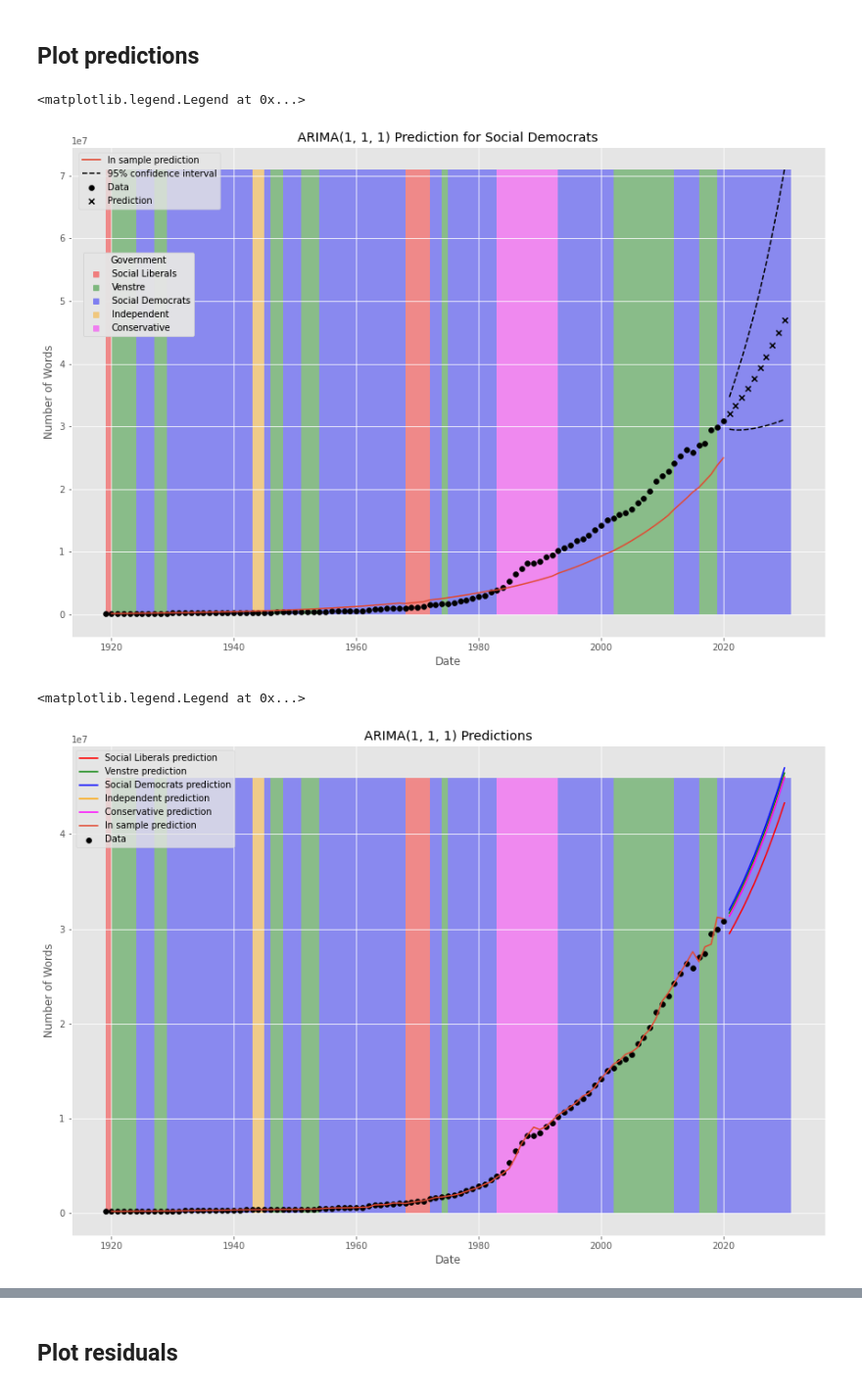
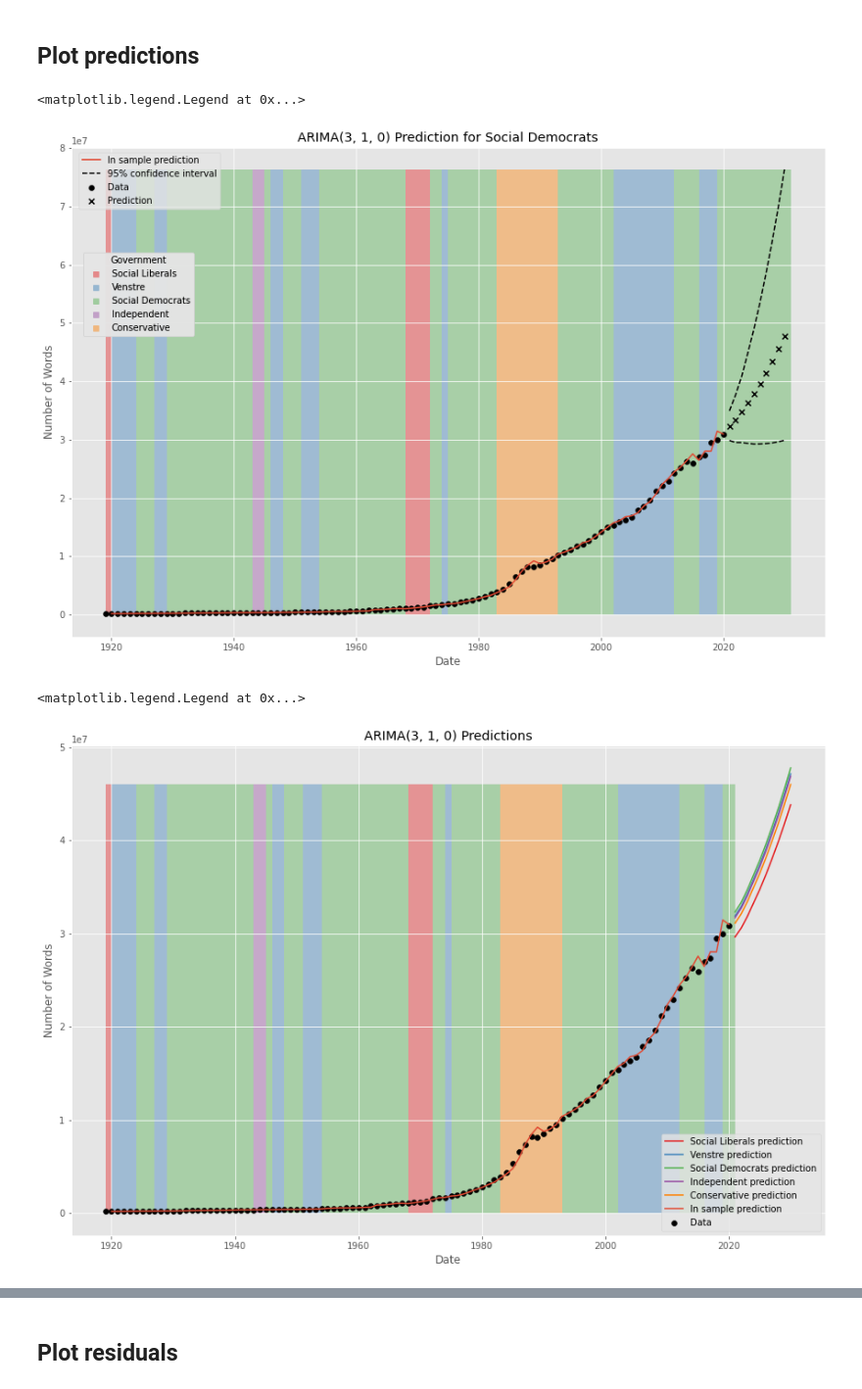
Before and after one commit to s183920/02417_TimeSeriesAnalysis, a Jupyter notebook: Assignment3/marima.ipynb, the cells around one changed output, grey strips where cells are left out. Shown at 98% size. Drawn from its saved outputs; the diff is of its cells as text; code cells hidden in the pictures.

```diff
--- a/Assignment3/marima.ipynb
+++ b/Assignment3/marima.ipynb
@@ -14,9 +15,15 @@ plt.style.use("ggplot")
 data = pd.read_csv("DataAssignment3.csv")
 
 government = data.Government
-data["NumberWordsTrans"] = np.log(data.NumberWords)
-data.NumberWordsTrans += -2*np.roll(data.NumberWordsTrans, 1, axis=0) + np.roll(data.NumberWordsTrans, 2, axis=0)
-# np.roll(data, 1, axis=0)
+data["NumberWordsLog"] = np.log(data.NumberWords)
+data["NumberWordsDiff1"] = data["NumberWords"] - np.roll(data["NumberWords"], 1, axis=0)
+data["NumberWordsDiff1"][0] = np.NaN
+data["NumberWordsDiff2"] = data["NumberWordsDiff1"] - np.roll(data["NumberWordsDiff1"], 1, axis=0)
+data["NumberWordsLogDiff1"] = data["NumberWordsLog"] - np.roll(data["NumberWordsLog"], 1, axis=0)
+data["NumberWordsLogDiff2"] = data["NumberWordsLogDiff1"] - np.roll(data["NumberWordsLogDiff1"], 1, axis=0)
+# data["NumberWordsDiff1Log"] = np.log(data["NumberWordsDiff1"])
+# data["NumberWordsDiff2Log"] = np.log(data["NumberWordsDiff2"])
+
 data = pd.get_dummies(data)
 data
 # %% [output]
@@ -51,8 +98,8 @@ import warnings
 warnings.filterwarnings("ignore")
 
 # Fit auto_arima function
-model = auto_arima(np.log(data['NumberWords']), start_p = 1, start_q = 1,
-                          max_p = 3, max_q = 3, max_d = 2,
+model = auto_arima(data['NumberWordsLog'], start_p = 0, start_q = 0,
+                          max_p = 10, max_q = 10, max_d = 2,
                           d = None, trace = True,
                           error_action ='ignore',   # we don't want to know if an order does not work
                           suppress_warnings = True,  # we don't want convergence warnings
@@ -161,5 +237,9 @@ pd.DataFrame({"p-value":model.pvalues(), "significant" : model.pvalues() < 0.05}
 # %% [markdown]
 ## Plot predictions
+# %%
+col = ["red", "green", "blue", "orange", "magenta"]
+col = sns.color_palette("Set1", n_colors = 5)
+gov_color = {gov : col[i] for i, gov in enumerate(government.unique())}
 # %%
 n_steps = 10
 future_gov = "Social Democrats"
@@ -178,8 +258,6 @@ dates = np.arange(len(data.NumberWords)) + data.Date.min()
 fig, ax = plt.subplots(figsize = (15,10))
 
 # set color rectangles to show government
-col = ["red", "green", "blue", "orange", "magenta"]
-gov_color = {gov : col[i] for i, gov in enumerate(government.unique())}
 h = max(data.NumberWords.max(), preds.max(), pred_int.max())
 
 for i in range(len(dates)):
@@ -206,7 +284,7 @@ ax.add_artist(plt.legend(handles = [plt.scatter(x = None, y = None, alpha =.4, l
             loc = "center left", title = "Government", bbox_to_anchor = (0.01, 0.7)))
 # %% [output]
 <matplotlib.legend.Legend at 0x...>
-[figure, old version]
+[figure, new version]
 # %%
 n_steps = 10
 
@@ -215,38 +293,36 @@ fig, ax = plt.subplots(figsize = (15,10))
 
 dates = np.arange(len(data.NumberWords)) + data.Date.min()
 
 for gov in gov_color.keys():
     reg_pred = pd.DataFrame(np.zeros((n_steps, len(reg_cols))), columns=reg_cols)
     reg_pred["Government_"+gov] = 1
     preds= model.predict(n_periods=n_steps, X = reg_pred)
     preds = np.exp(preds)
     ax.plot(dates[-1]+np.arange(1, n_steps+1), preds, label = gov + " prediction", zorder = 1, color = gov_color[gov])
 
 
 
 
 
 # set color rectangles to show government
-col = ["red", "green", "blue", "orange", "magenta"]
-gov_color = {gov : col[i] for i, gov in enumerate(government.unique())}
 h = max(data.NumberWords.max(), preds.max())
 
 for i in range(len(dates)):
     ax.add_patch(Rectangle((dates[i],0), 1, h, alpha=0.4, color = gov_color[government[i]], lw = 0, zorder = 0))
 
-for i in range(len(preds)):
-    ax.add_patch(Rectangle((dates[-1]+i+1,0), 1, h, alpha=0.4, color = gov_color[future_gov], lw = 0, zorder = 0))
+# for i in range(len(preds)):
+#     ax.add_patch(Rectangle((dates[-1]+i+1,0), 1, h, alpha=0.4, color = gov_color[future_gov], lw = 0, zorder = 0))
 
 ax.scatter(dates, data.NumberWords, label = "Data", zorder = 1, color = "black")
 ax.plot(dates[1:], np.exp(model.predict_in_sample(data[reg_cols][1:], start = 1)), label = "In sample prediction", zorder = 2)
 
 ax.set_ylabel("Number of Words")
 ax.set_xlabel("Date")
 ax.set_title(f"ARIMA{model.get_params().get('order')} Predictions")
 ax.legend()
 # %% [output]
 <matplotlib.legend.Legend at 0x...>
-[figure, old version]
+[figure, new version]
 # %%
 n_steps = 10
 prev_steps = 10
```
Also changed, not shown: parts of 17 cells of this notebook.
